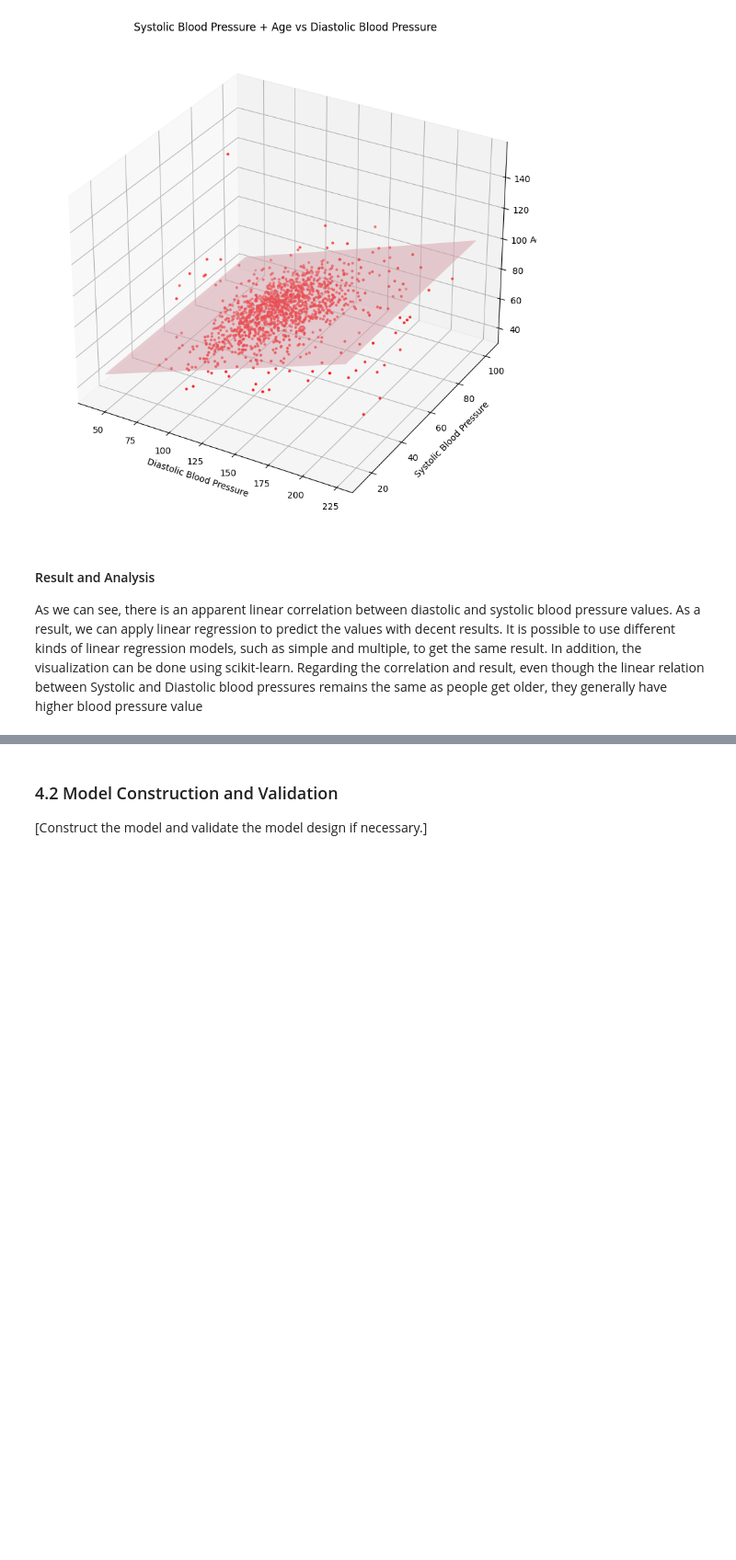
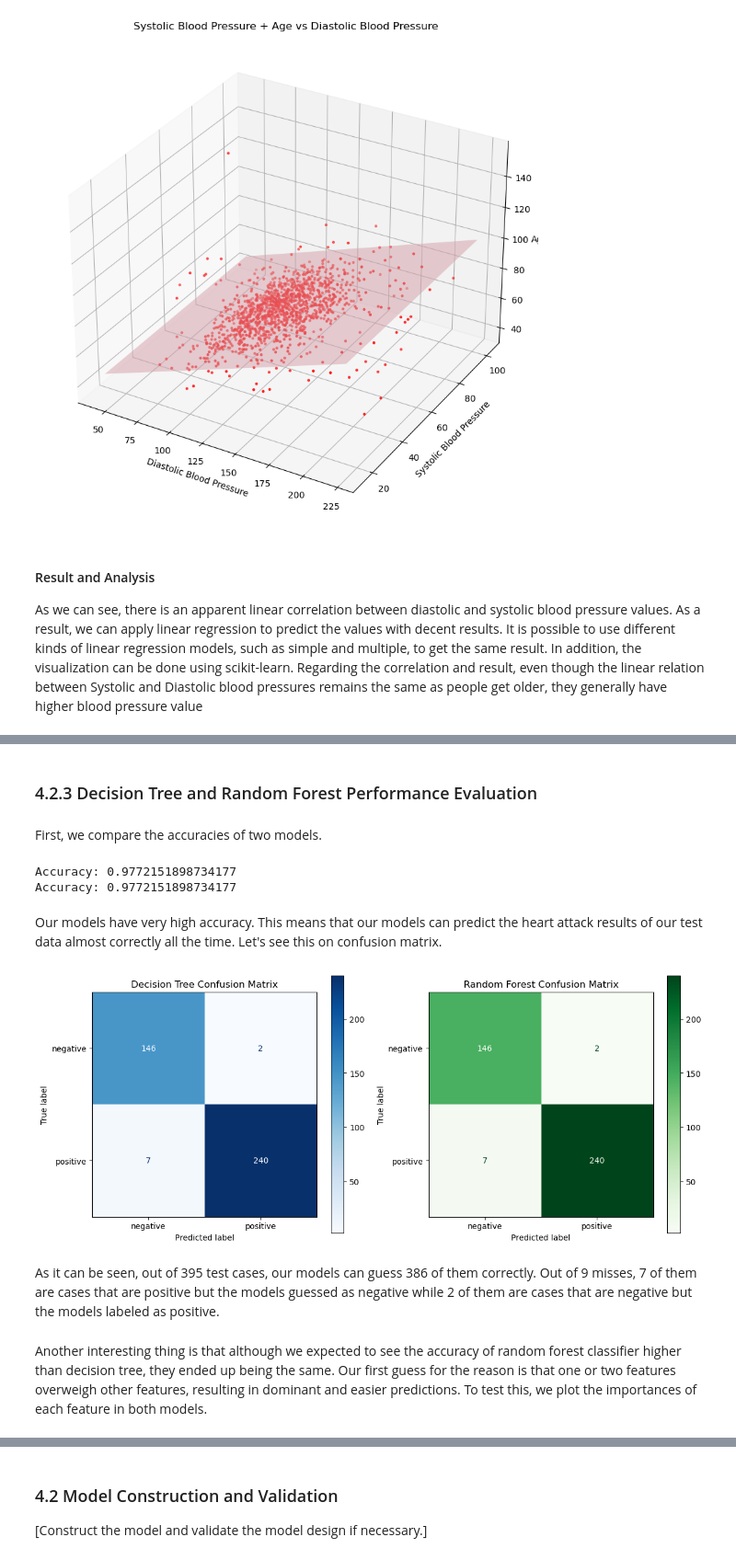
Before and after one commit to berkinKagan/DataVis, a Jupyter notebook: Miniproject_template (1).ipynb, the cells around one changed output, grey strips where cells are left out. Shown at 92% size. Cells and saved outputs as stored; diff of their text form; code cells hidden in the pictures; blank space fills up the shorter version.

Commit message:
add decision tree and random forest classifiers

```diff
--- a/Miniproject_template (1).ipynb
+++ b/Miniproject_template (1).ipynb
@@ -657,0 +591,4 @@ Regarding the correlation and result, even though the linear relation between Sy
+# %%
+X = data[feature_cols]
+
+y = data.Result
@@ -657,0 +599,2 @@ Regarding the correlation and result, even though the linear relation between Sy
+# %%
+X_train, X_test, y_train, y_test = train_test_split(X, y, test_size=0.3, random_state=42)
@@ -657,0 +607,37 @@ Regarding the correlation and result, even though the linear relation between Sy
+# %%
+dtree = DecisionTreeClassifier()
+dtree.fit(X_train, y_train)
+y_pred_dtree = dtree.predict(X_test)
+# %%
+forest = RandomForestClassifier()
+forest.fit(X_train, y_train)
+y_pred_forest = dtree.predict(X_test)
+# %% [markdown]
+### 4.2.3 Decision Tree and Random Forest Performance Evaluation
+# %% [markdown]
+First, we compare the accuracies of two models.
+# %%
+print("Accuracy:", metrics.accuracy_score(y_test, y_pred_dtree))
+print("Accuracy:", metrics.accuracy_score(y_test, y_pred_forest))
+# %% [output]
+Accuracy: 0.9772151898734177
+Accuracy: 0.9772151898734177
+# %% [markdown]
+Our models have very high accuracy. This means that our models can predict the heart attack results of our test data almost correctly all the time. Let's see this on confusion matrix.
+# %%
+fig, ax = plt.subplots(1, 2, figsize=(12, 5))
+
+ConfusionMatrixDisplay.from_predictions(y_test, y_pred_dtree, ax=ax[0], cmap='Blues')
+ax[0].set_title('Decision Tree Confusion Matrix')
+
+ConfusionMatrixDisplay.from_predictions(y_test, y_pred_forest, ax=ax[1], cmap='Greens')
+ax[1].set_title('Random Forest Confusion Matrix')
+
+plt.tight_layout()
+plt.show()
+# %% [output]
+[figure, added]
+# %% [markdown]
+As it can be seen, out of 395 test cases, our models can guess 386 of them correctly. Out of 9 misses, 7 of them are cases that are positive but the models guessed as negative while 2 of them are cases that are negative but the models labeled as positive.
+# %% [markdown]
+Another interesting thing is that although we expected to see the accuracy of random forest classifier higher than decision tree, they ended up being the same. Our first guess for the reason is that one or two features overweigh other features, resulting in dominant and easier predictions. To test this, we plot the importances of each feature in both models.
```
Also changed, not shown: parts of 41 cells of this notebook.
